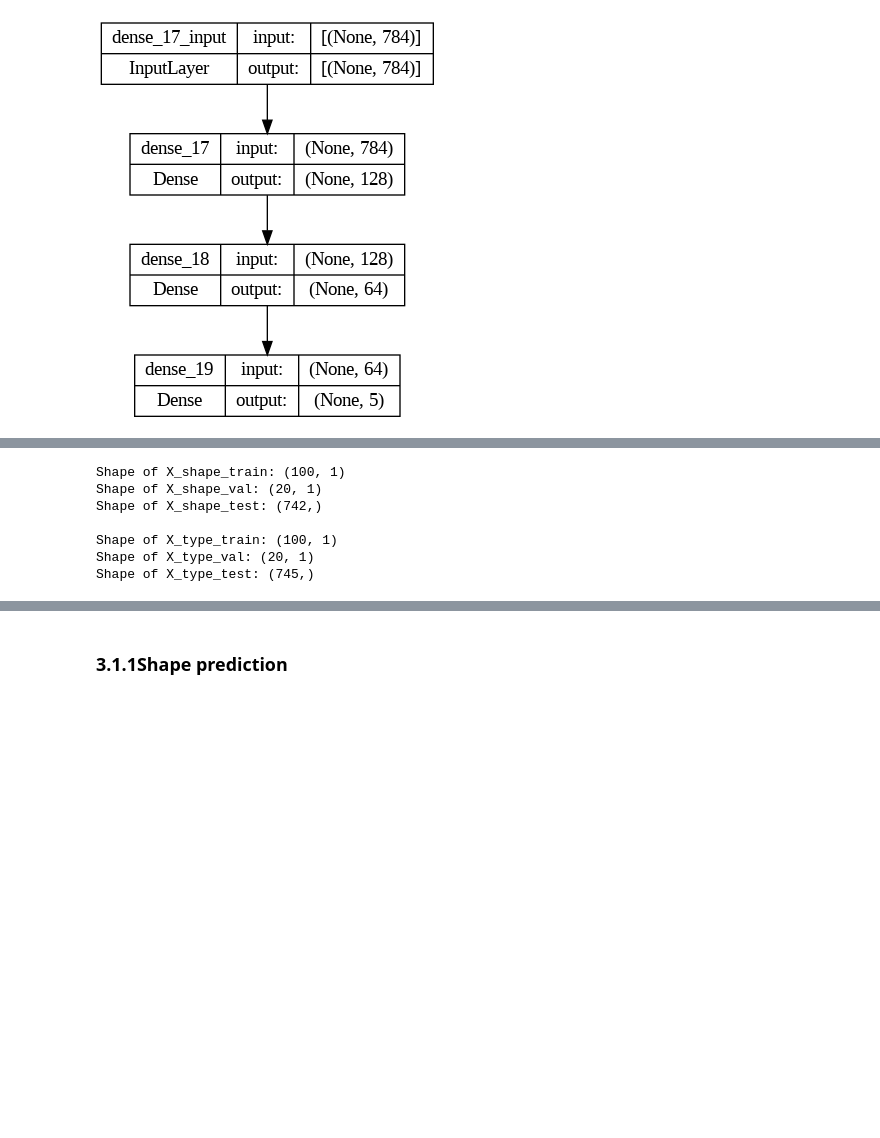
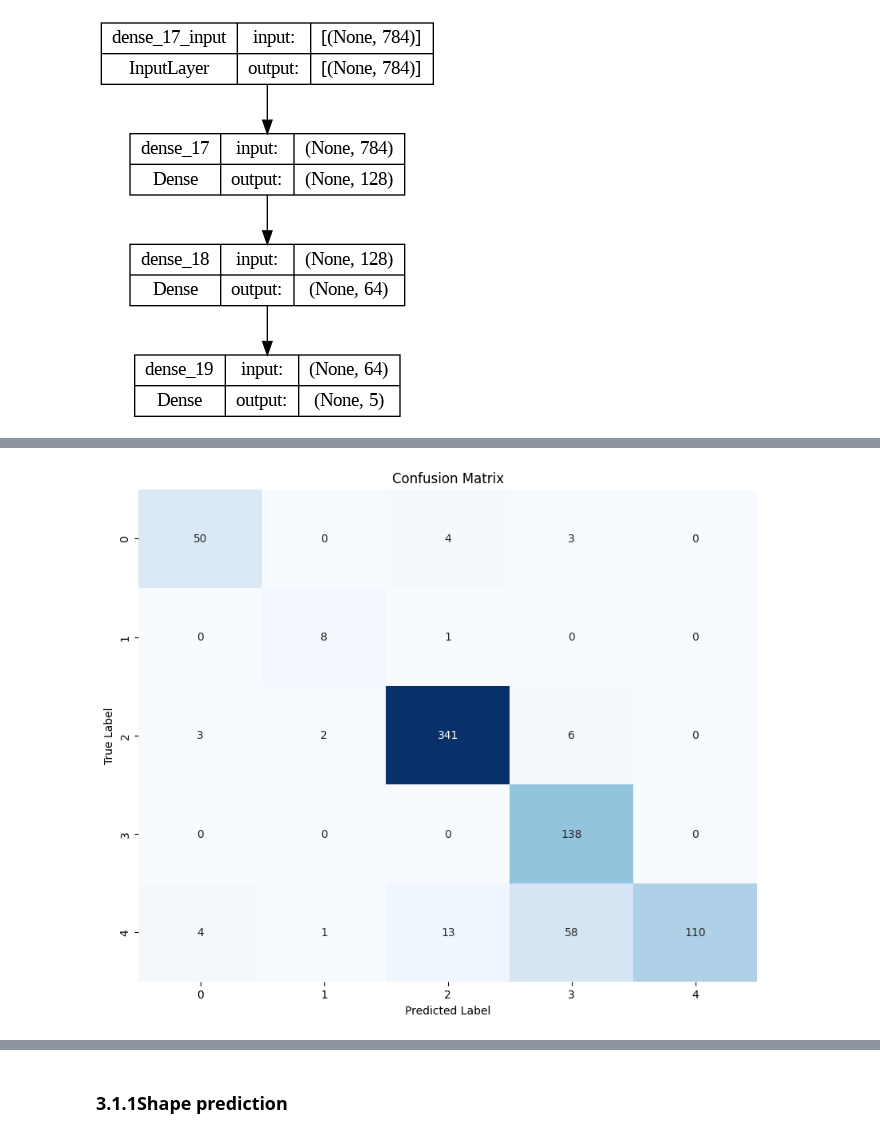
Before and after one commit to afrahhassan/afrahhassan, a Jupyter notebook: assignment2.ipynb, the cells around one changed output, grey strips where cells are left out. Cells and saved outputs as stored; diff of their text form; code cells hidden in the pictures; blank space fills up the shorter version.

```diff
--- a/assignment2.ipynb
+++ b/assignment2.ipynb
@@ -740,29 +740,22 @@ model.compile(optimizer='adam',
-# %%
-X_shape_train = pd.DataFrame({
-    'encoded_class': np.random.randint(0, 3, size=100)
-})
-X_shape_val = pd.DataFrame({
-    'encoded_class': np.random.randint(0, 3, size=20)
-})
-X_type_train = pd.DataFrame({
-    'encoded_class': np.random.randint(0, 3, size=100)
-})
-X_type_val = pd.DataFrame({
-    'encoded_class': np.random.randint(0, 3, size=20)
-})
-
-
-print("Shape of X_shape_train:", X_shape_train.shape)
-print("Shape of X_shape_val:", X_shape_val.shape)
-print("Shape of X_shape_test:", X_shape_test.shape)
-print("\nShape of X_type_train:", X_type_train.shape)
-print("Shape of X_type_val:", X_type_val.shape)
-print("Shape of X_type_test:", X_type_test.shape)
-# %% [output]
-Shape of X_shape_train: (100, 1)
-Shape of X_shape_val: (20, 1)
-Shape of X_shape_test: (742,)
-
-Shape of X_type_train: (100, 1)
-Shape of X_type_val: (20, 1)
-Shape of X_type_test: (745,)
+# %%
+from sklearn.metrics import confusion_matrix
+import seaborn as sns
+
+
+# Predict probabilities
+y_pred_probs = mlp_model.predict(X_shape_test_flat)
+
+# Convert probabilities to class labels
+y_pred = np.argmax(y_pred_probs, axis=1)
+
+# Compute confusion matrix
+conf_mat = confusion_matrix(y_shape_test, y_pred)
+
+# Plot confusion matrix
+plt.figure(figsize=(10, 8))
+sns.heatmap(conf_mat, annot=True, fmt='d', cmap='Blues', cbar=False)
+plt.title('Confusion Matrix')
+plt.xlabel('Predicted Label')
+plt.ylabel('True Label')
+plt.show()
+# %% [output]
@@ -768,0 +763 @@ Shape of X_type_test: (745,)
+[figure, added]
```
Also changed, not shown: parts of 7 cells of this notebook.
